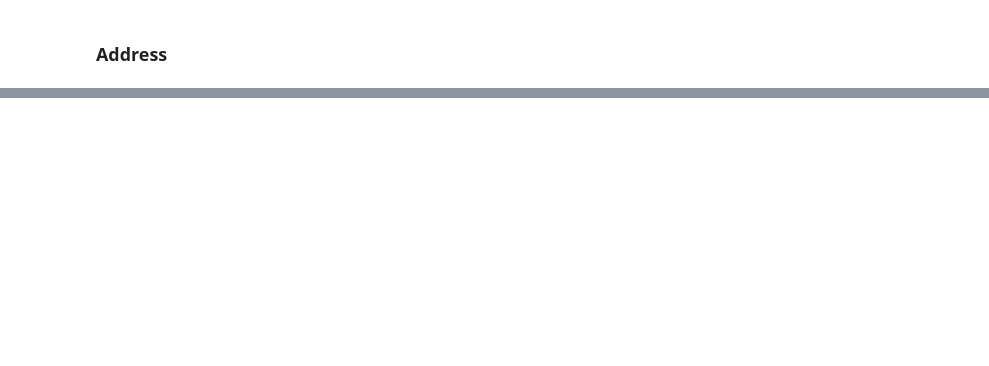
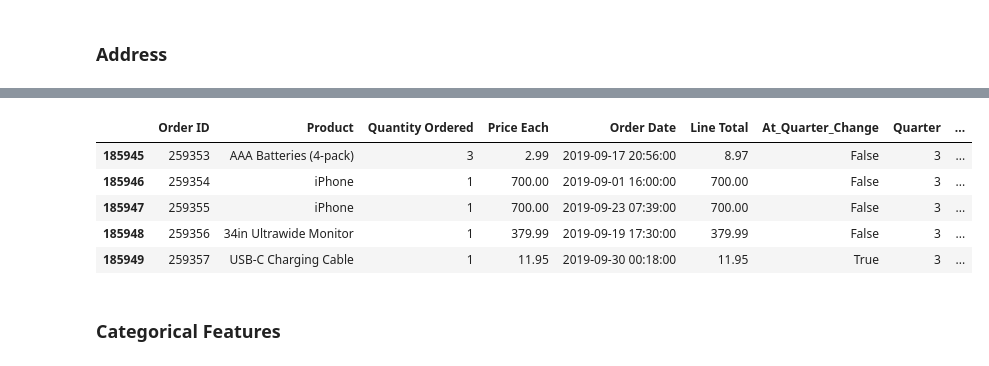
Before and after one commit to julrichkieffer/portfolio-data-science, a Jupyter notebook: 2019-sales/analysis.ipynb, the cells around one changed output, grey strips where cells are left out. Drawn from its saved outputs; the diff is of its cells as text; code cells hidden in the pictures; blank space fills up the shorter version.

```diff
--- a/2019-sales/analysis.ipynb
+++ b/2019-sales/analysis.ipynb
@@ -197,0 +194,33 @@ df.tail()
+# %%
+# Takes 1.7 - 4.2 seconds!!
+# Step 1: Split the Address into Street and rest
+# `840 Highland St, Los Angeles, CA 90001` => ['840 Highland St', 'Los Angeles, CA 90001']
+df[['Street','City_State_Zip']] = df['Purchase Address'].str.split(', ', n=1, expand=True)
+
+# Step 2: Split the `[1]` (the rest) index above into City, State and Zip
+# `Los Angeles, CA 90001` => ['Los Angeles, CA','90001']
+df[['City','Zip']] = df['City_State_Zip'].str.rsplit(' ', n=1, expand=True)
+
+# Step 3: Split the `[0]` (City) index above into city-only and State (`[1]`)
+# `Los Angeles, CA` => [ _ , 'CA']
+df['State'] = df['City'].str.rsplit(', ', expand=True)[1]
+
+# Step 4: Drop superfluous Purchase Address and WIP columns
+df.drop([
+    'Purchase Address',
+    'Street',
+    'City_State_Zip',
+    'Zip'],
+    axis=1,
+    inplace=True)
+
+df.tail()
+# %% [output]
+|  | Order ID | Product | Quantity Ordered | Price Each | Order Date | Line Total | At_Quarter_Change | Quarter | ... |
+| 185945 | 259353 | AAA Batteries (4-pack) | 3 | 2.99 | 2019-09-17 20:56:00 | 8.97 | False | 3 | ... |
+| 185946 | 259354 | iPhone | 1 | 700.00 | 2019-09-01 16:00:00 | 700.00 | False | 3 | ... |
+| 185947 | 259355 | iPhone | 1 | 700.00 | 2019-09-23 07:39:00 | 700.00 | False | 3 | ... |
+| 185948 | 259356 | 34in Ultrawide Monitor | 1 | 379.99 | 2019-09-19 17:30:00 | 379.99 | False | 3 | ... |
+| 185949 | 259357 | USB-C Charging Cable | 1 | 11.95 | 2019-09-30 00:18:00 | 11.95 | True | 3 | ... |
+# %% [markdown]
+### Categorical Features
```
Also changed, not shown: parts of 13 cells of this notebook.
